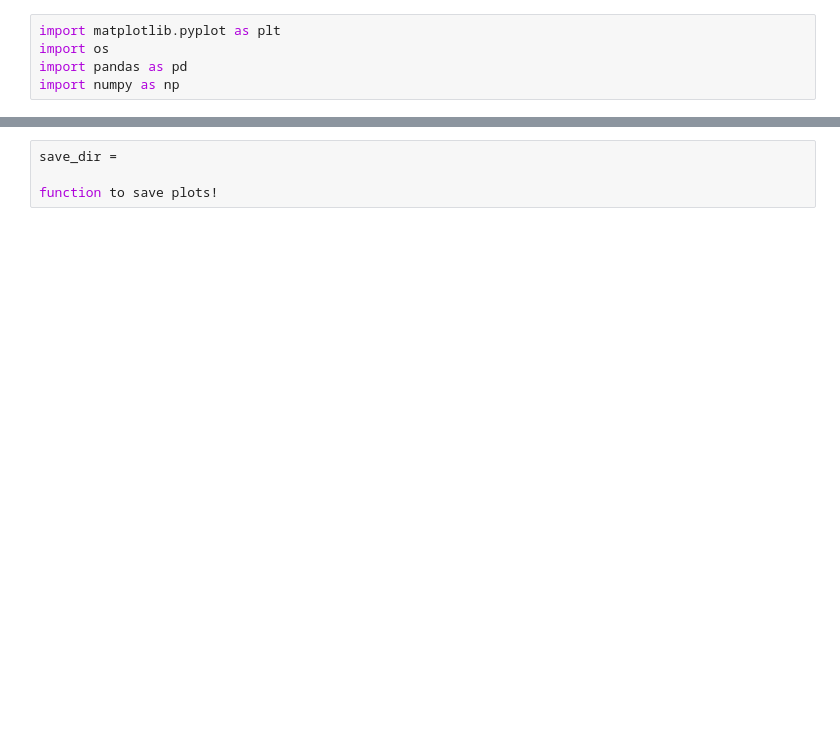
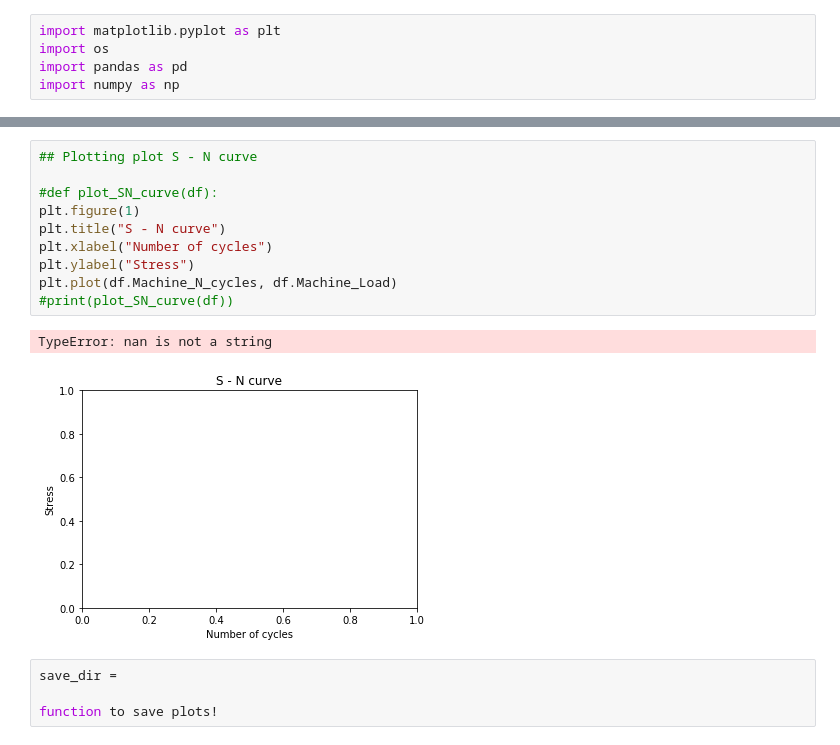
Before and after one commit to EPFL-ENAC/CCFatiguePlatform, a Jupyter notebook: Plots/Plotting.ipynb, the cells around one changed output, grey strips where cells are left out. Cells and saved outputs as stored; diff of their text form; blank space fills up the shorter version.

```diff
--- a/Plots/Plotting.ipynb
+++ b/Plots/Plotting.ipynb
@@ -19,3 +45,16 @@ def plot_stress_strain(df):
+# %%
+## Plotting plot S - N curve
+
+#def plot_SN_curve(df):
+plt.figure(1)
+plt.title("S - N curve")
+plt.xlabel("Number of cycles")
+plt.ylabel("Stress")
+plt.plot(df.Machine_N_cycles, df.Machine_Load)
+#print(plot_SN_curve(df))
+# %% [output]
+TypeError: nan is not a string
+[figure, added]
 # %%
 save_dir =
 
```
Also changed, not shown: parts of 3 cells of this notebook.
